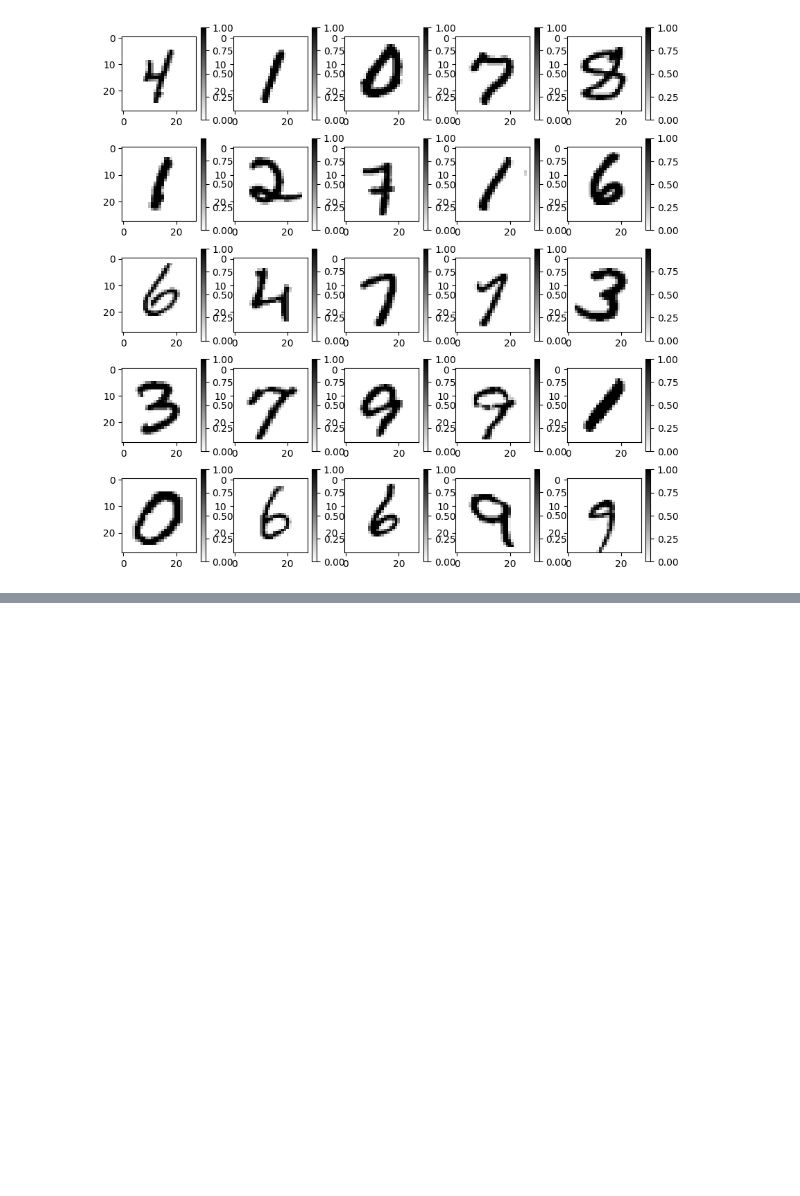
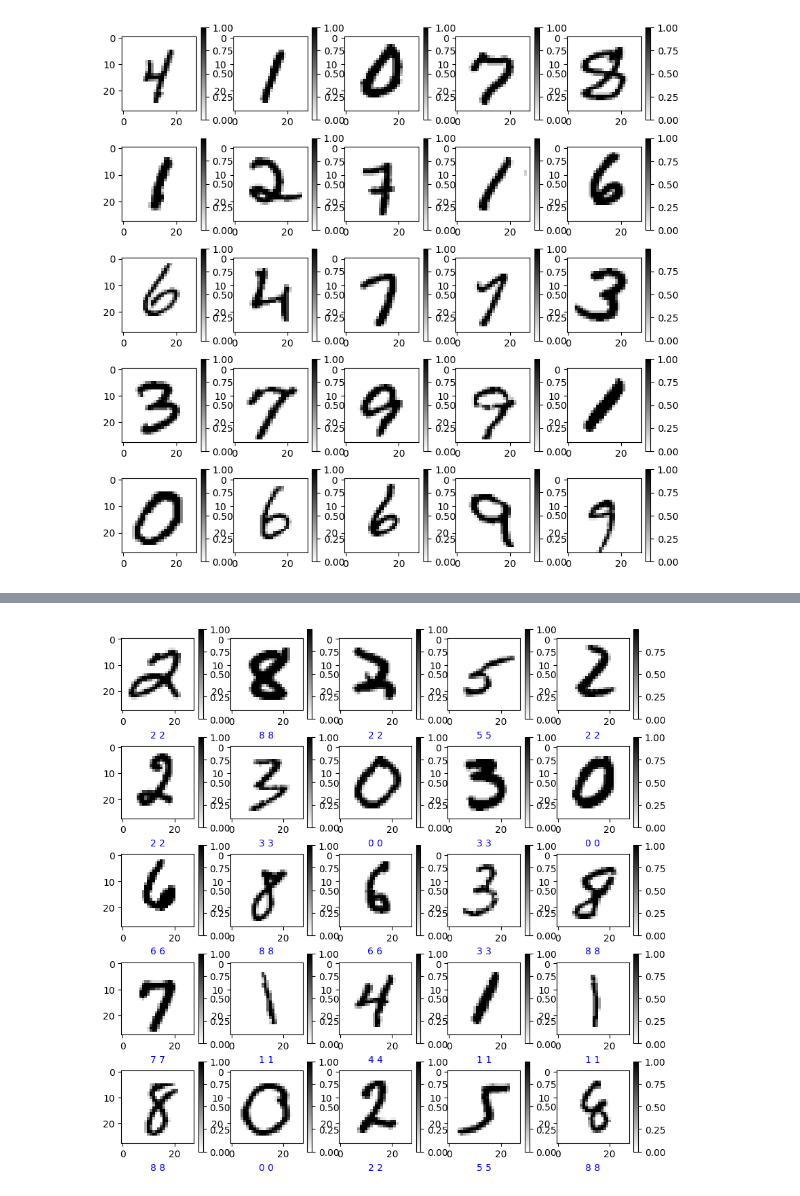
Before and after one commit to diegochavez/machine-learning-practice, a Jupyter notebook: neural-network-mnist.ipynb, the cells around one changed output, grey strips where cells are left out. Drawn from its saved outputs; the diff is of its cells as text; code cells hidden in the pictures; blank space fills up the shorter version.

Commit message:
Refactor neural network notebook to optimize execution flow and improve model evaluation metrics

```diff
--- a/neural-network-mnist.ipynb
+++ b/neural-network-mnist.ipynb
@@ -98,0 +109,17 @@ Epoch 5/5
+# %%
+# Create a grid with multiple predictions, mark the correct predictions with blue and the incorrect ones with red
+
+plt.figure(figsize=(10,10))
+for  i, (image, label) in enumerate(testing_data.take(25)):
+    plt.subplot(5,5, i+1)
+    plt.imshow(image[0], cmap=plt.cm.binary)
+    plt.colorbar()
+    prediction = model.predict(image)
+    predicted_label = class_names[tf.argmax(prediction[0])]
+    true_label = class_names[label[0]]
+    if predicted_label == true_label:
+        color = 'blue'
+    else:
+        color = 'red'
+    plt.xlabel(f'{predicted_label} {true_label}', color=color)
+# %% [output]
@@ -98,0 +146 @@ Epoch 5/5
+[figure, added]
```
Also changed, not shown: parts of 2 cells of this notebook.
